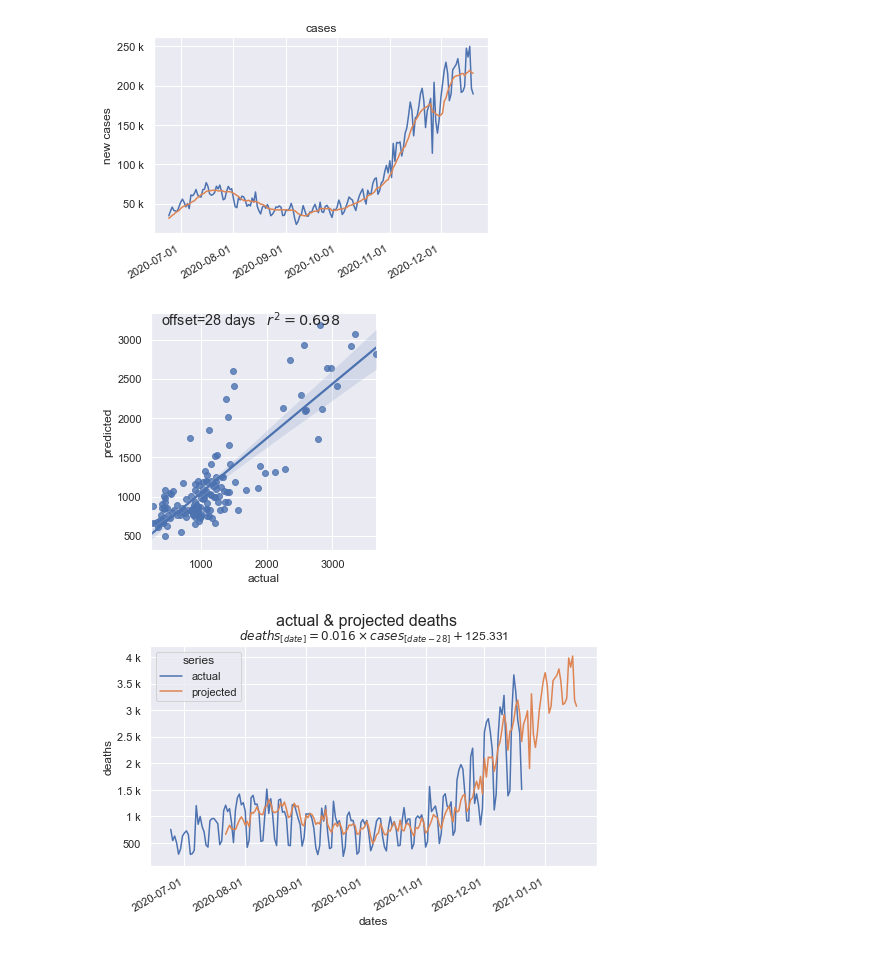
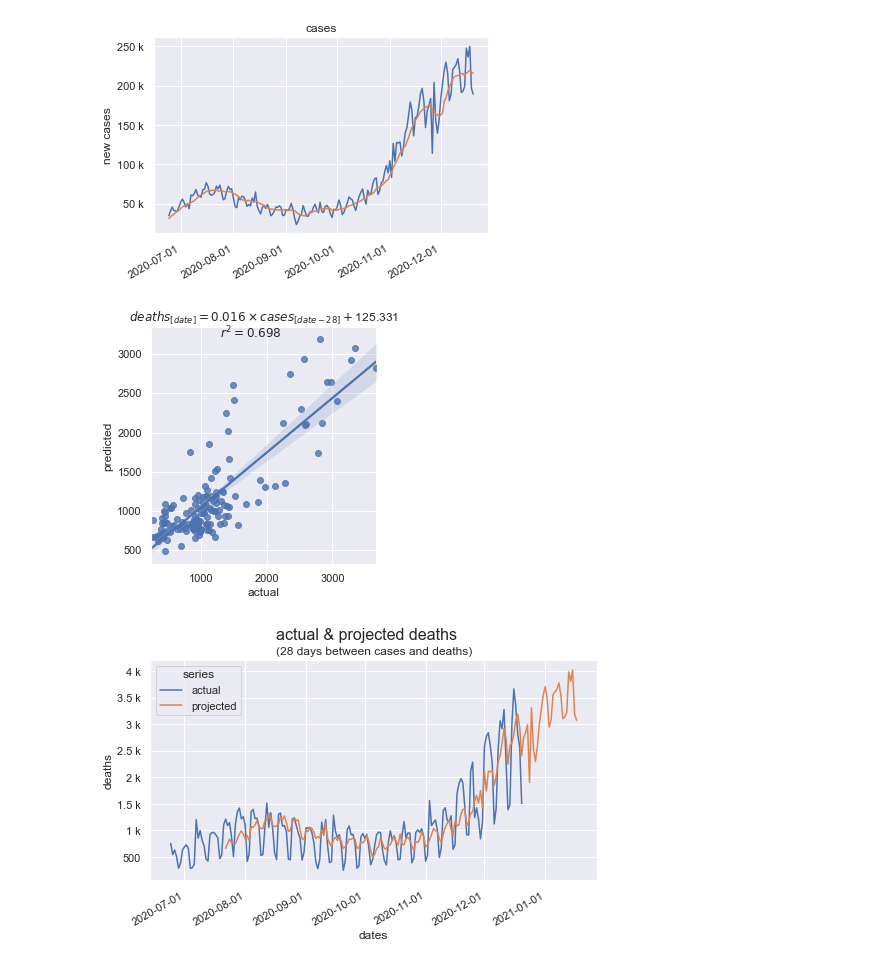
Before and after one commit to dkackman/covid, a Jupyter notebook: covid-linear-regression.ipynb, the cells around one changed output. Cells and saved outputs as stored; diff of their text form; code cells hidden in the pictures.

Commit message:
chart formatting

```diff
--- a/covid-linear-regression.ipynb
+++ b/covid-linear-regression.ipynb
@@ -53,18 +53,19 @@ plt.show()
 # %%
 model = BestFitModel(df[['new_cases']], df['new_deaths'], MAX_OFFSET)
 
 fig = sns.lmplot(data= model.data, x="actual", y="predicted").fig
-fig.suptitle(rf"offset={model.offset} days   $r^2={round(model.r2,3)}$")
+fig.axes[0].set_title(fr'$deaths_{{[date]}}={round(model.linearRegression.coef_[0], 3)} \times cases_{{[date-{model.offset}]}} + ${round(model.linearRegression.intercept_, 3)}', fontsize=12)
+fig.suptitle(rf"$r^2={round(model.r2,3)}$", fontsize=12)
 fig.set_size_inches(3.75, 3.75)
 
 fig.savefig("daily.png", bbox_inches='tight')
 # %% [output]
-[figure, old version]
+[figure, new version]
 # %%
 data = Predict(model, df["date"], df[['new_cases']], df['new_deaths'])
 
 ax = sns.lineplot(data=data, x="dates", y="deaths", hue="series")
-ax.set_title(fr'$deaths_{{[date]}}={round(model.linearRegression.coef_[0], 3)} \times cases_{{[date-{model.offset}]}} + ${round(model.linearRegression.intercept_, 3)}', fontsize=12)
+ax.set_title(f'({model.offset} days between cases and deaths)', fontsize=12)
 ax.xaxis.set_major_locator(mdates.MonthLocator())
 ax.xaxis.set_major_formatter(mdates.DateFormatter('%Y-%m-%d'))
 ax.yaxis.set_major_formatter(ticker.EngFormatter())
@@ -76,7 +77,7 @@ fig.autofmt_xdate()
 
 fig.savefig("dailycomparison.png", bbox_inches='tight')
 # %% [output]
-[figure, old version]
+[figure, new version]
 # %%
 model = BestFitModel(df[['new_cases_smoothed']], df['new_deaths_smoothed'], MAX_OFFSET)
 
```
Also changed, not shown: parts of 2 cells of this notebook, 4 other files.
